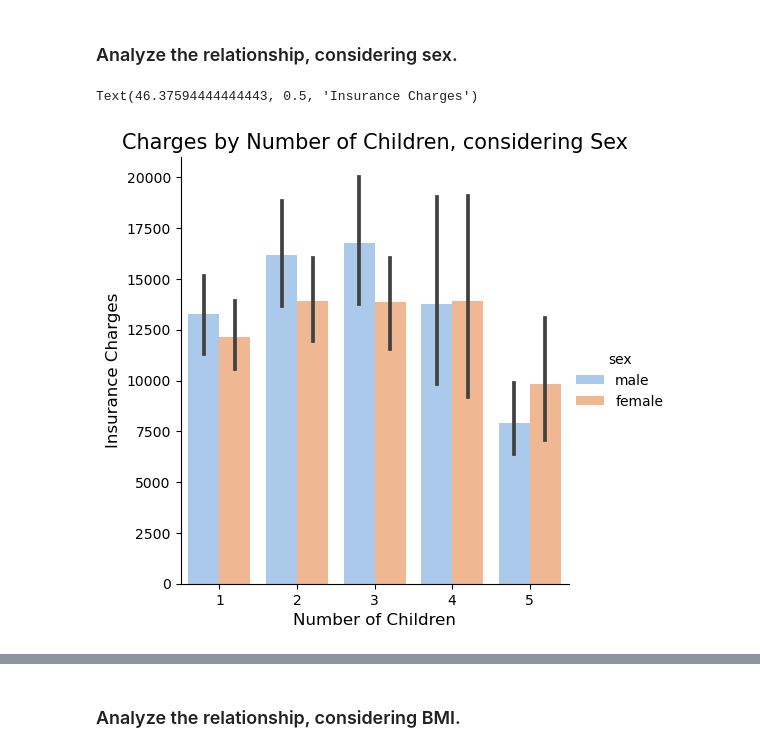
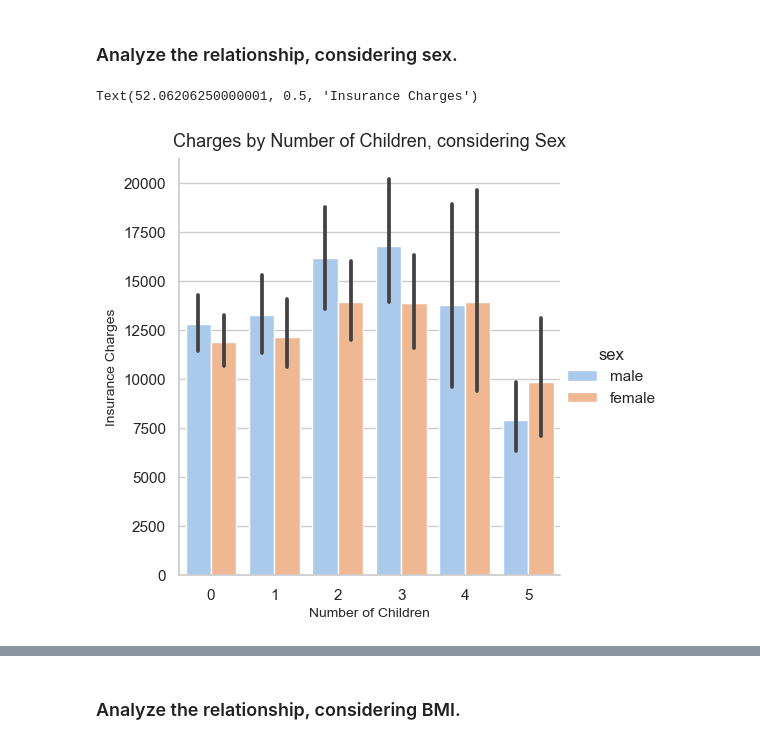
Before and after one commit to ubco-W2022T2-data301/project-group-group25, a Jupyter notebook: analysis/analysis3.ipynb, the cells around one changed output, grey strips where cells are left out. Cells and saved outputs as stored; diff of their text form; code cells hidden in the pictures.

```diff
--- a/analysis/analysis3.ipynb
+++ b/analysis/analysis3.ipynb
@@ -234,7 +234,7 @@ cleandf = (
     .drop_duplicates()
     .dropna(subset = ["age","sex","bmi","children","smoker","region","charges"])
     .reset_index(drop=True)
-    .drop(df[df["children"]<1].index)
+    #.drop(df[df["children"]<1].index)
     # drop rows of individuals with no children
     .assign(charge_per_child= (lambda x: x['charges'] / x['children'])).sort_values("charges",ascending=True).reset_index(drop=True)
     # sorted by lowest charges
@@ -342,10 +345,16 @@ Text(0, 0.5, 'Insurance Charges')
 # %% [markdown]
 ### Analyze the relationship, considering sex.
 # %%
-boxplot=sns.catplot(data=analysis_df,x='number_of_children',y='charges',hue='sex',kind='bar')
-plt.title('Charges by Number of Children, considering Sex',fontsize=15)
-plt.xlabel('Number of Children',fontsize=12)
-plt.ylabel('Insurance Charges',fontsize=12)
+sex_plot=sns.catplot(
+    data=analysis_df,
+    x='number_of_children',
+    y='charges',
+    hue='sex',
+    kind='bar'
+)
+plt.title('Charges by Number of Children, considering Sex',fontsize=13,y=1.01)
+plt.xlabel('Number of Children',fontsize=10)
+plt.ylabel('Insurance Charges',fontsize=10)
 # %% [output]
-Text(46.37594444444443, 0.5, 'Insurance Charges')
+Text(52.06206250000001, 0.5, 'Insurance Charges')
-[figure, old version]
+[figure, new version]
```
Also changed, not shown: parts of 16 cells of this notebook.
